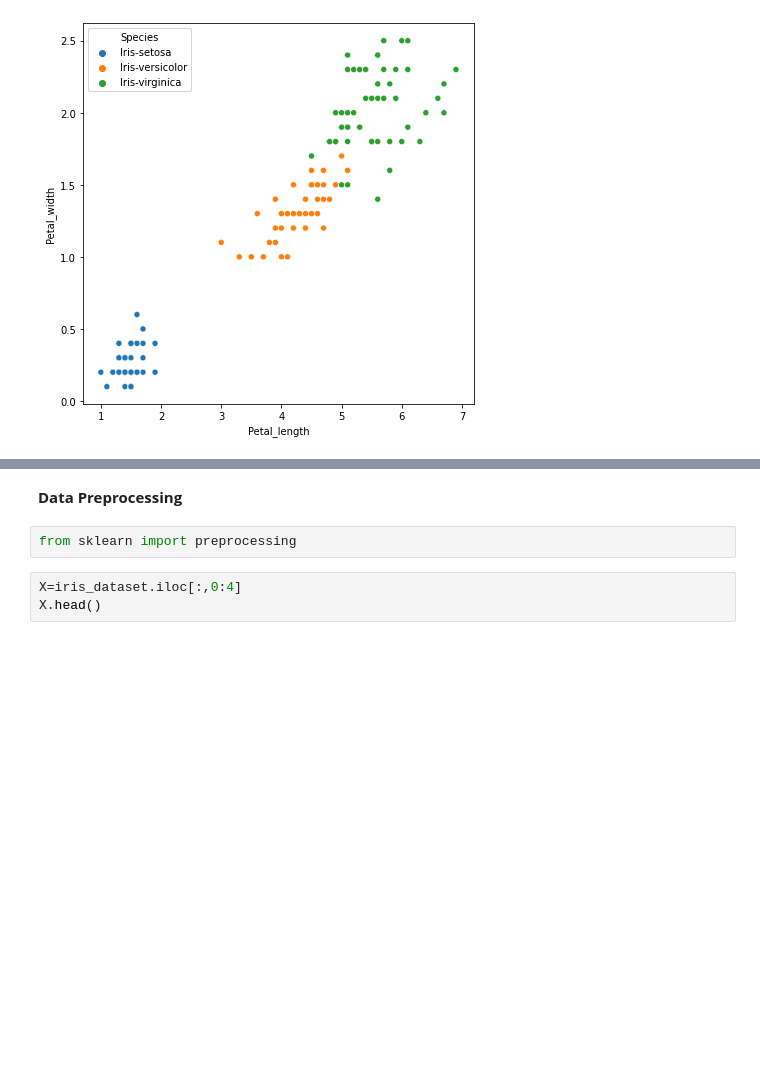
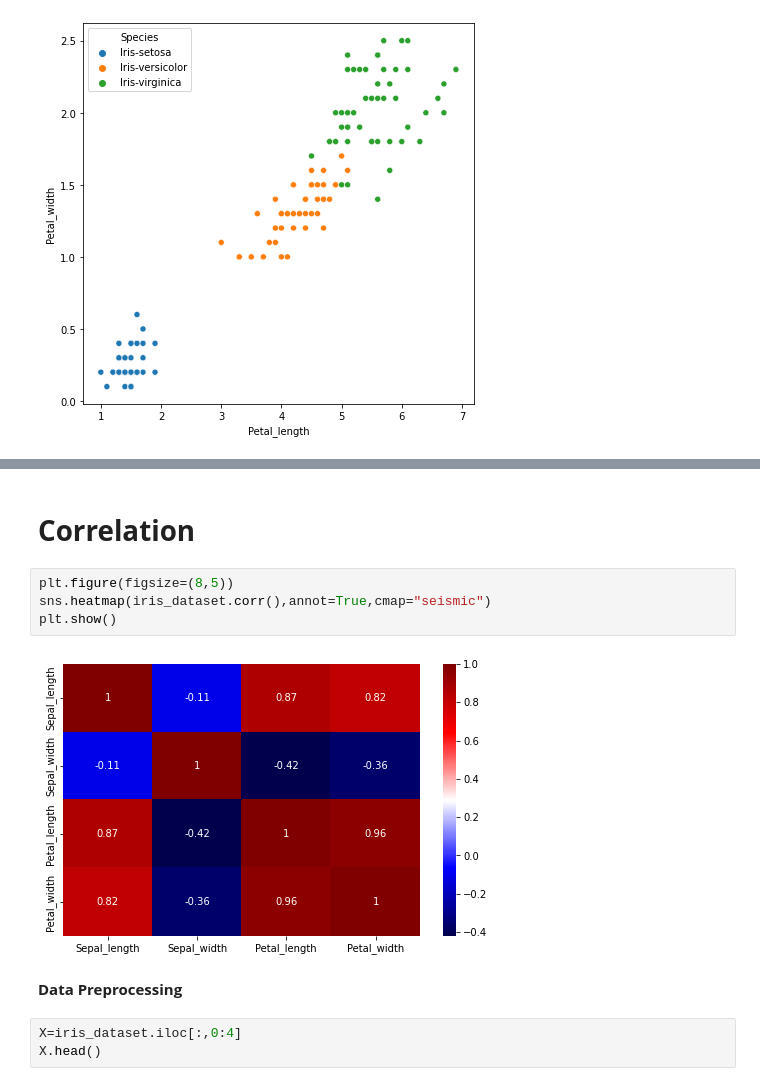
Before and after one commit to arunuday117/LGMVIP-DataScience, a Jupyter notebook: Task1_Iris_Flower_Classification.ipynb, the cells around one changed output, grey strips where cells are left out. Drawn from its saved outputs; the diff is of its cells as text; blank space fills up the shorter version.

```diff
--- a/Task1_Iris_Flower_Classification.ipynb
+++ b/Task1_Iris_Flower_Classification.ipynb
@@ -235,7 +201,13 @@ plt.show()
+# %% [markdown]
+# **Correlation**
+# %%
+plt.figure(figsize=(8,5))
+sns.heatmap(iris_dataset.corr(),annot=True,cmap="seismic")
+plt.show()
+# %% [output]
+[figure, added]
 # %% [markdown]
 **Data Preprocessing**
-# %%
-from sklearn import preprocessing
 # %%
 X=iris_dataset.iloc[:,0:4]
 X.head()
```
Also changed, not shown: parts of 21 cells of this notebook.
